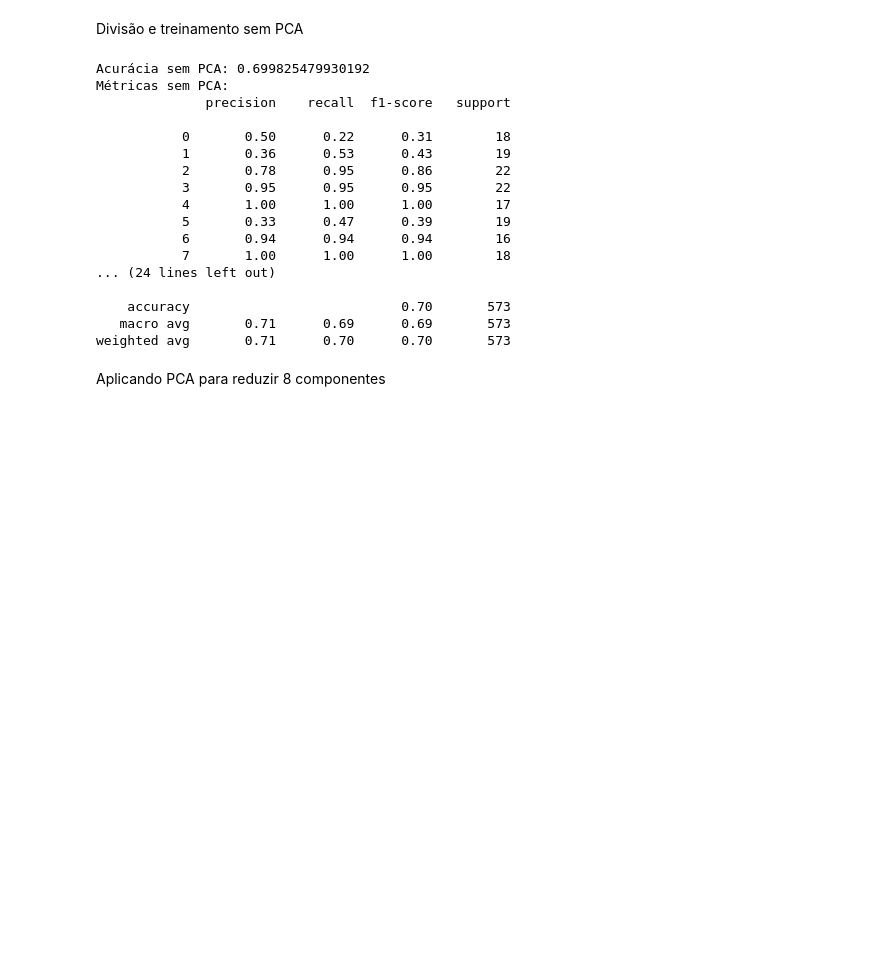
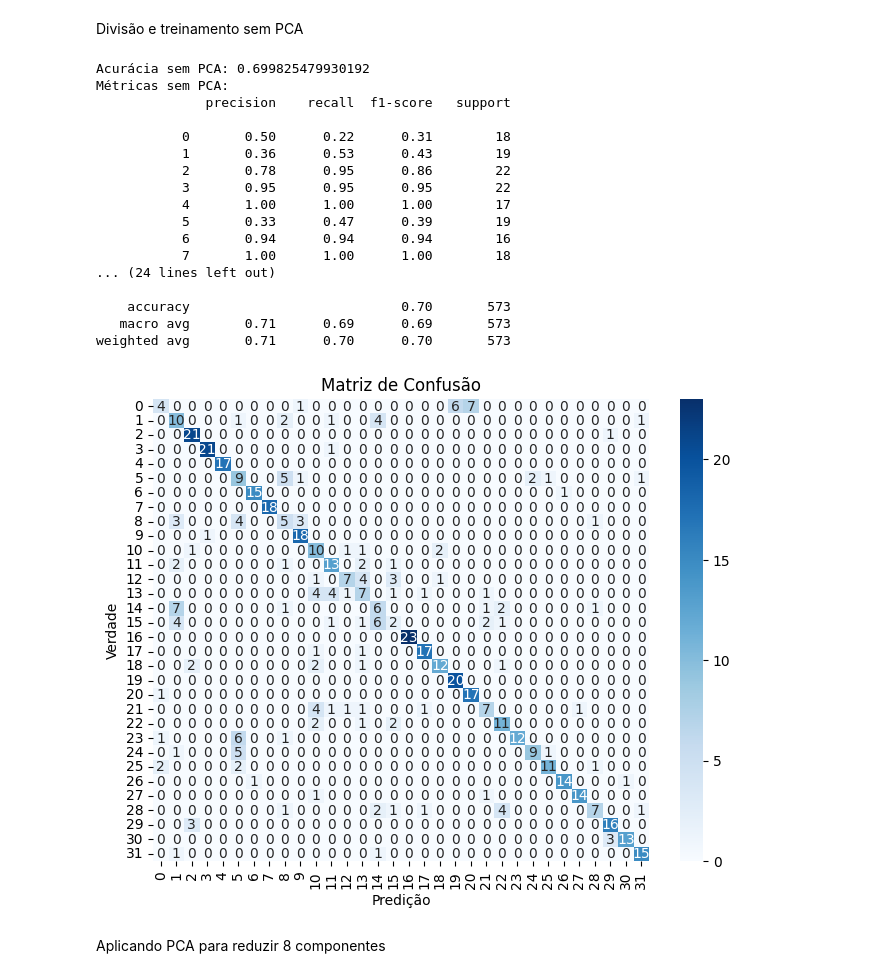
Before and after one commit to RaphaelOtavianoAmaral/Flavia-Leaf-Classification, a Jupyter notebook: dataset_knn_classification.ipynb, the cells around one changed output. Cells and saved outputs as stored; diff of their text form; code cells hidden in the pictures; blank space fills up the shorter version.

```diff
--- a/dataset_knn_classification.ipynb
+++ b/dataset_knn_classification.ipynb
@@ -9,7 +9,16 @@ from sklearn.preprocessing import StandardScaler
 from sklearn.decomposition import PCA
 from sklearn.model_selection import train_test_split
 from sklearn.neighbors import KNeighborsClassifier
-from sklearn.metrics import accuracy_score,classification_report
+from sklearn.metrics import accuracy_score,classification_report,confusion_matrix
+from seaborn import heatmap
+
+def plot_confusion_matrix(test,pred):
+    plt.figure(figsize=(8, 6))
+    heatmap(confusion_matrix(test, pred), annot=True, fmt='d', cmap='Blues')
+    plt.xlabel('Predição')
+    plt.ylabel('Verdade')
+    plt.title('Matriz de Confusão')
+    plt.show()
 # %% [markdown]
 Realizando a leitura do dataset a partir de um arquivo csv e criando o respectivo vetor de labels
 # %%
@@ -82,33 +91,35 @@ x_train, x_test, y_train, y_test = train_test_split(
     x_fit, Y, test_size=0.3, random_state=42, stratify=Y
 )
 
 knn_raw = KNeighborsClassifier(n_neighbors=3)
 knn_raw.fit(x_train,y_train)
 
 y_pred = knn_raw.predict(x_test)
 
 accuracy_raw = accuracy_score(y_test,y_pred)
 
 print(f"Acurácia sem PCA: {accuracy_raw}")
 print(f"Métricas sem PCA:\n{classification_report(y_test,y_pred)}")
+plot_confusion_matrix(y_test,y_pred)
 # %% [output]
 Acurácia sem PCA: 0.699825479930192
 Métricas sem PCA:
               precision    recall  f1-score   support
 
            0       0.50      0.22      0.31        18
            1       0.36      0.53      0.43        19
            2       0.78      0.95      0.86        22
            3       0.95      0.95      0.95        22
            4       1.00      1.00      1.00        17
            5       0.33      0.47      0.39        19
            6       0.94      0.94      0.94        16
            7       1.00      1.00      1.00        18
 ... (24 lines left out)
 
     accuracy                           0.70       573
    macro avg       0.71      0.69      0.69       573
 weighted avg       0.71      0.70      0.70       573
+[figure, added]
 # %% [markdown]
 Aplicando PCA para reduzir 8 componentes
 # %%
```
Also changed, not shown: parts of 1 cell of this notebook, 3 other files.
